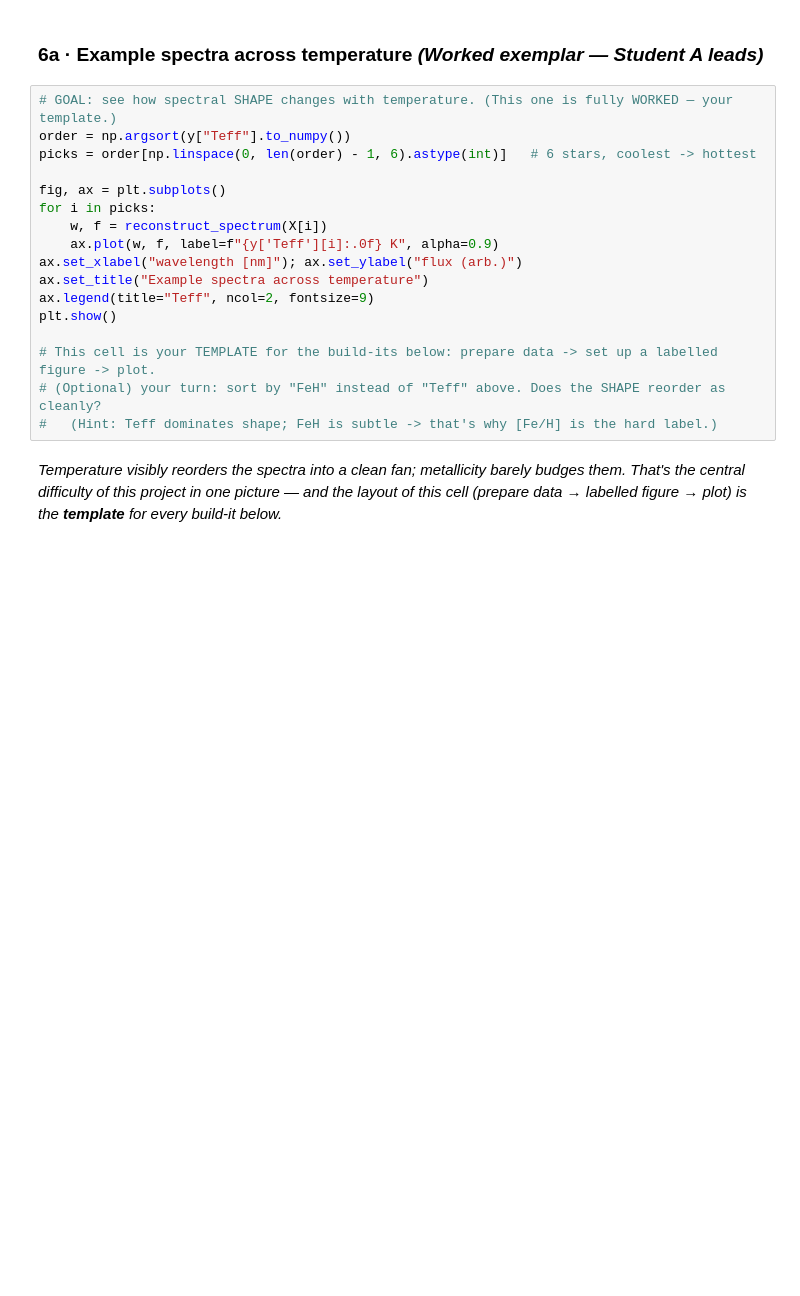
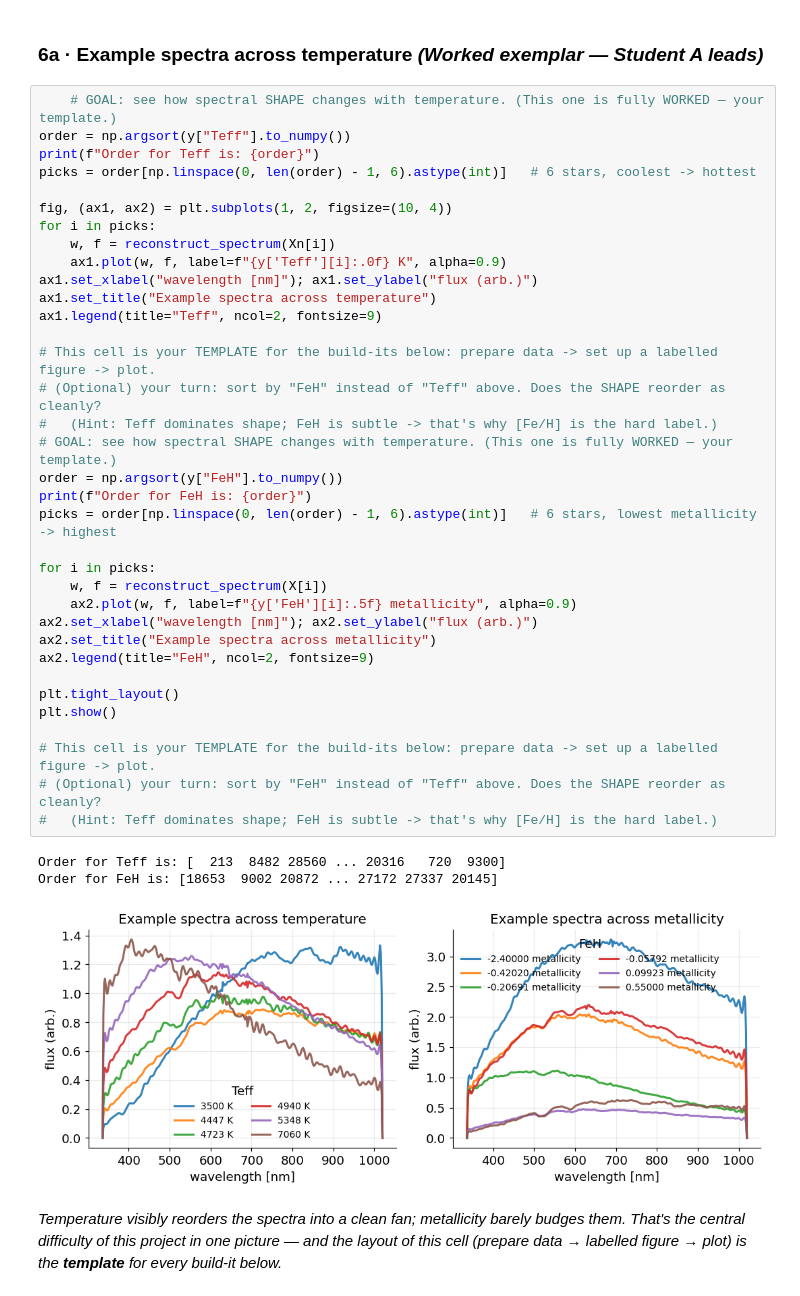
Before and after one commit to spy772/utssrp-2026, a Jupyter notebook: 01_explore_the_data.ipynb, the cells around one changed output. Saved outputs shown, nothing was run; the diff lists cells and outputs as text; blank space fills up the shorter version.

```diff
--- a/01_explore_the_data.ipynb
+++ b/01_explore_the_data.ipynb
@@ -825,22 +886,44 @@ debrief.
 # %% [markdown]
 ### 6a · Example spectra across temperature  *(Worked exemplar — Student A leads)*
 # %%
-# GOAL: see how spectral SHAPE changes with temperature. (This one is fully WORKED — your template.)
+    # GOAL: see how spectral SHAPE changes with temperature. (This one is fully WORKED — your template.)
 order = np.argsort(y["Teff"].to_numpy())
+print(f"Order for Teff is: {order}")
 picks = order[np.linspace(0, len(order) - 1, 6).astype(int)]   # 6 stars, coolest -> hottest
 
-fig, ax = plt.subplots()
+fig, (ax1, ax2) = plt.subplots(1, 2, figsize=(10, 4))
+for i in picks:
+    w, f = reconstruct_spectrum(Xn[i])
+    ax1.plot(w, f, label=f"{y['Teff'][i]:.0f} K", alpha=0.9)
+ax1.set_xlabel("wavelength [nm]"); ax1.set_ylabel("flux (arb.)")
+ax1.set_title("Example spectra across temperature")
+ax1.legend(title="Teff", ncol=2, fontsize=9)
+
+# This cell is your TEMPLATE for the build-its below: prepare data -> set up a labelled figure -> plot.
+# (Optional) your turn: sort by "FeH" instead of "Teff" above. Does the SHAPE reorder as cleanly?
+#   (Hint: Teff dominates shape; FeH is subtle -> that's why [Fe/H] is the hard label.)
+# GOAL: see how spectral SHAPE changes with temperature. (This one is fully WORKED — your template.)
+order = np.argsort(y["FeH"].to_numpy())
+print(f"Order for FeH is: {order}")
+picks = order[np.linspace(0, len(order) - 1, 6).astype(int)]   # 6 stars, lowest metallicity -> highest
+
 for i in picks:
     w, f = reconstruct_spectrum(X[i])
-    ax.plot(w, f, label=f"{y['Teff'][i]:.0f} K", alpha=0.9)
-ax.set_xlabel("wavelength [nm]"); ax.set_ylabel("flux (arb.)")
-ax.set_title("Example spectra across temperature")
-ax.legend(title="Teff", ncol=2, fontsize=9)
+    ax2.plot(w, f, label=f"{y['FeH'][i]:.5f} metallicity", alpha=0.9)
+ax2.set_xlabel("wavelength [nm]"); ax2.set_ylabel("flux (arb.)")
+ax2.set_title("Example spectra across metallicity")
+ax2.legend(title="FeH", ncol=2, fontsize=9)
+
+plt.tight_layout()
 plt.show()
 
 # This cell is your TEMPLATE for the build-its below: prepare data -> set up a labelled figure -> plot.
 # (Optional) your turn: sort by "FeH" instead of "Teff" above. Does the SHAPE reorder as cleanly?
 #   (Hint: Teff dominates shape; FeH is subtle -> that's why [Fe/H] is the hard label.)
+# %% [output]
+Order for Teff is: [  213  8482 28560 ... 20316   720  9300]
+Order for FeH is: [18653  9002 20872 ... 27172 27337 20145]
+[figure, added]
 # %% [markdown]
 *Temperature visibly reorders the spectra into a clean fan; metallicity barely budges them. That's
 the central difficulty of this project in one picture — and the layout of this cell (prepare data →
```
Also changed, not shown: parts of 23 cells of this notebook, 2 other files.
